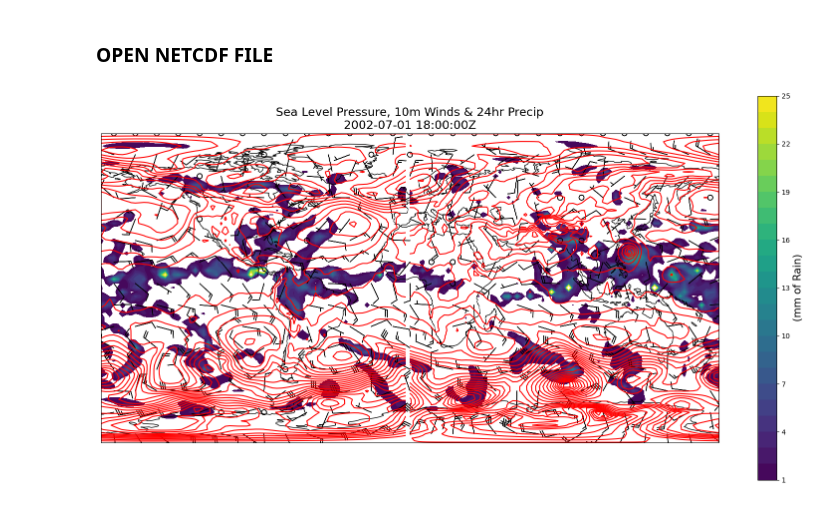
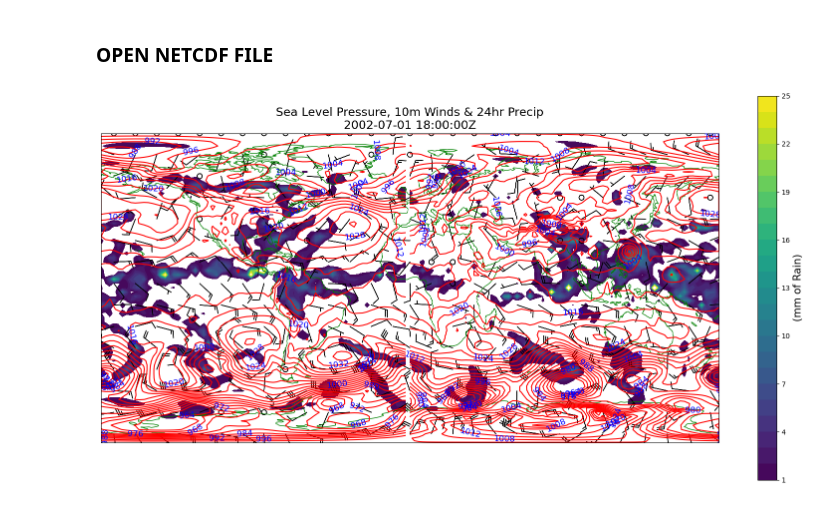
Before and after one commit to samuelhalvorson/ATSC_270, a Jupyter notebook: assignment_6/assignment_6.ipynb, the cells around one changed output. Cells and saved outputs as stored; diff of their text form; code cells hidden in the pictures.

```diff
--- a/assignment_6/assignment_6.ipynb
+++ b/assignment_6/assignment_6.ipynb
@@ -57,25 +57,26 @@ msl = (data.variables["msl"][:] / 100)
 # %%
 fig = plt.figure(figsize=(20,10))
 ax = plt.axes(projection=ccrs.PlateCarree())
 plt.title("Sea Level Pressure, 10m Winds & 24hr Precip\n" + str(dts[1]) + "Z", fontsize=17)
 
 
 
 plt.contourf(lon, lat, tp[1], list(range(1,26)), transform=ccrs.PlateCarree())
 
 cb = plt.colorbar()
 cb.set_label("(mm of Rain)", fontsize=15)
 
-plt.contour(lon, lat, msl[2], levels=range(900, 1101, 4), transform=ccrs.PlateCarree(), colors="red")
+ct = plt.contour(lon, lat, msl[2], levels=range(964, 1100, 4), transform=ccrs.PlateCarree(), colors="red")
+ax.clabel(ct, inline=True, colors="blue", fontsize=12)
 
 
-plt.barbs(lon[::5], lat[::5], p10u[2, ::5, ::5], p10v[2, ::5, ::5], length=7, linewidth=1)
+plt.barbs(lon[::5], lat[::5], p10u[2, ::5, ::5], p10v[2, ::5, ::5], length=7, linewidth=1, transform=ccrs.PlateCarree())
 
 
 
-ax.coastlines()
+ax.coastlines(color="green")
 
-
+plt.savefig("model_data")
 plt.show()
 # %% [output]
-[figure, old version]
+[figure, new version]
```
Also changed, not shown: 1 other file.
